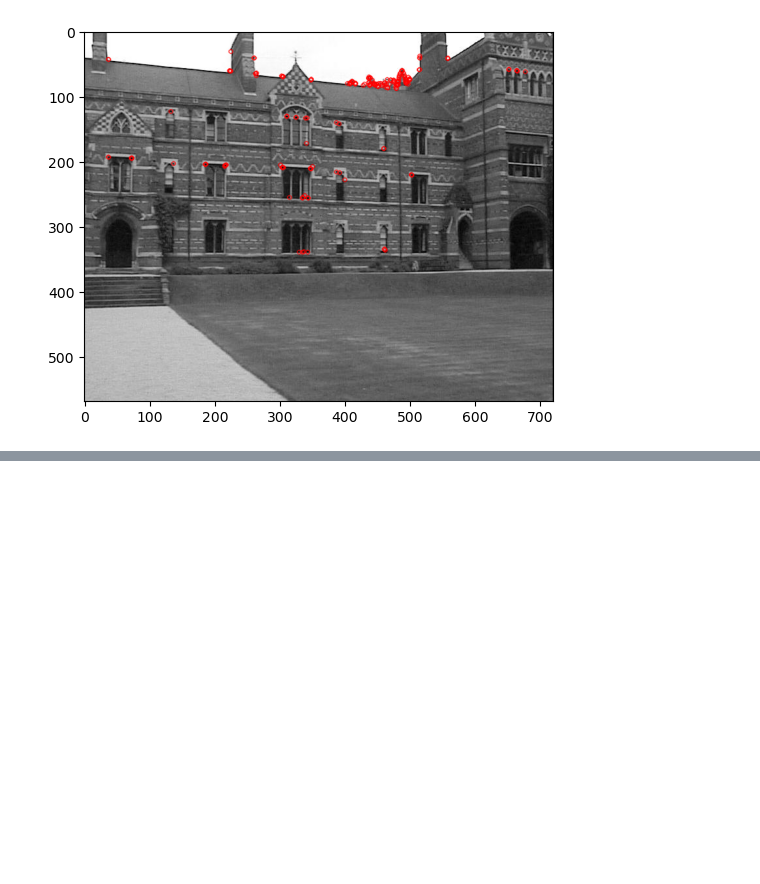
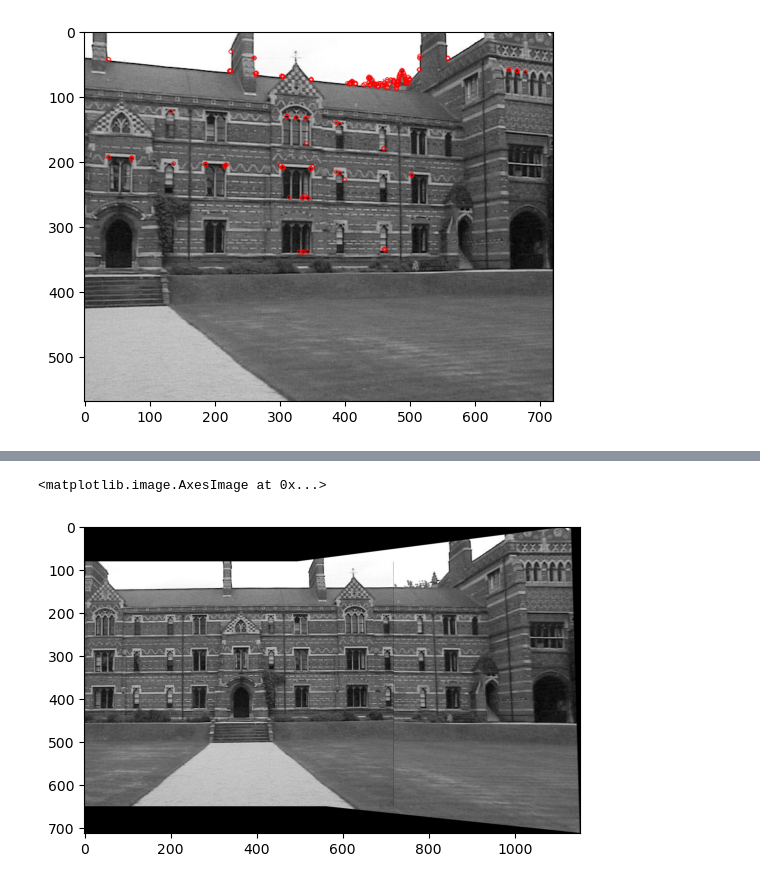
Before and after one commit to pabloagustinpace/public-projects, a Jupyter notebook: computer vision/image stiching/mosaicing.ipynb, the cells around one changed output, grey strips where cells are left out. Drawn from its saved outputs; the diff is of its cells as text; code cells hidden in the pictures; blank space fills up the shorter version.

```diff
--- a/computer vision/image stiching/mosaicing.ipynb
+++ b/computer vision/image stiching/mosaicing.ipynb
@@ -152 +124,9 @@ plt.imshow(matches),plt.show()
 (<matplotlib.image.AxesImage at 0x...>, None)
+# %%
+p1, p2 = utils.get_points(correspondances, kp_right, kp_ref)
+H, inliners = utils.RANSAC(p1, p2, 300)
+first_panorama = utils.create_panorama(reference_image, image_right, H)
+plt.imshow(first_panorama, cmap='gray')
+# %% [output]
+<matplotlib.image.AxesImage at 0x...>
+[figure, added]
```
Also changed, not shown: parts of 15 cells of this notebook, 2 other files.
